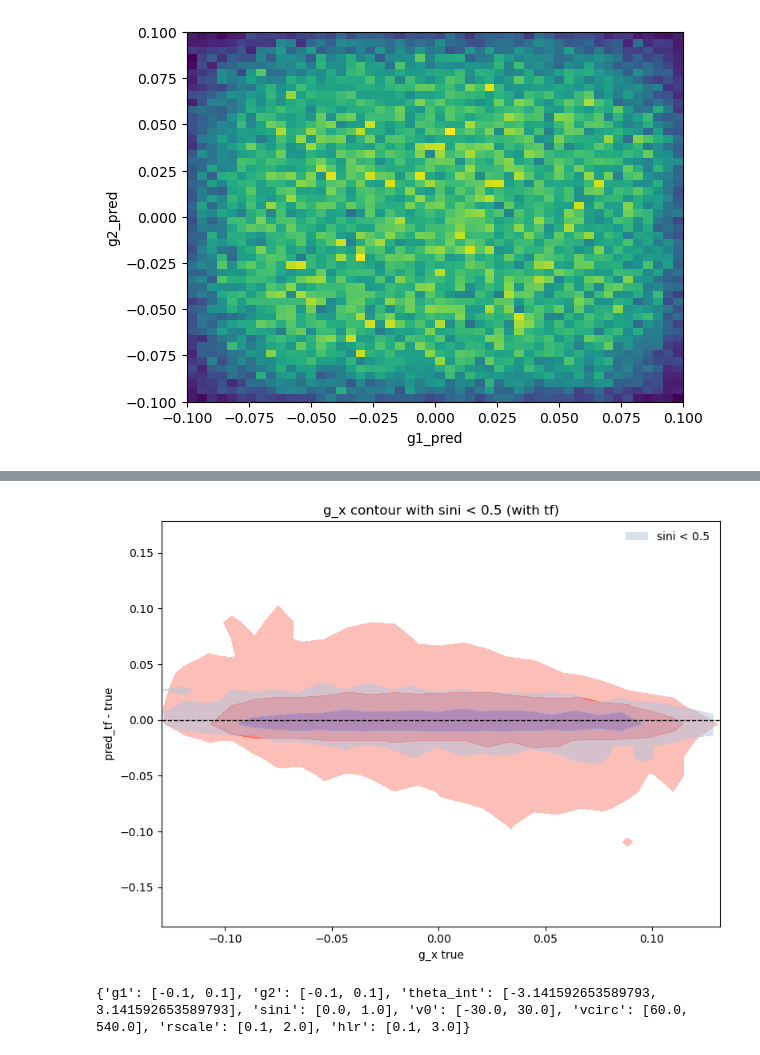
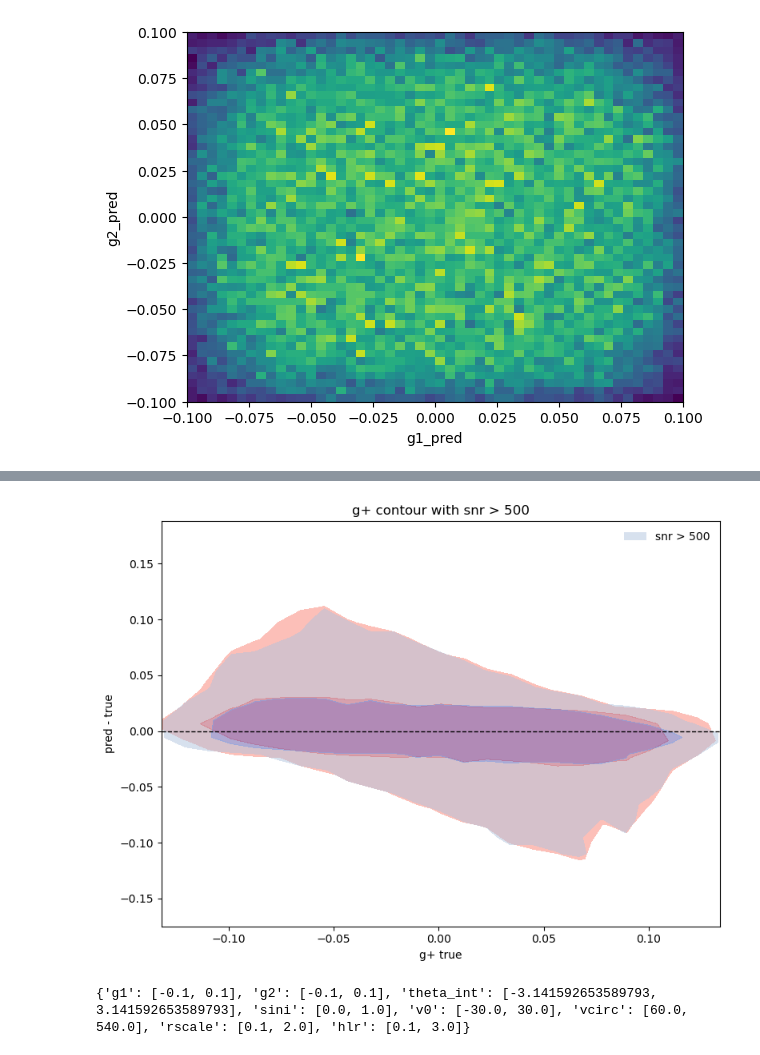
Before and after one commit to KinematicLensing/kl-nn, a Jupyter notebook: arch/diagnostics/sample_diagnostics.ipynb, the cells around one changed output, grey strips where cells are left out. Cells and saved outputs as stored; diff of their text form; code cells hidden in the pictures.

```diff
--- a/arch/diagnostics/sample_diagnostics.ipynb
+++ b/arch/diagnostics/sample_diagnostics.ipynb
@@ -31,7 +31,7 @@ cache_root = '/ocean/projects/phy250048p/shared/cache'
 fig_root = '/ocean/projects/phy250048p/shared/figures'
 sample_csv = '/ocean/projects/phy250048p/shared/samples/samples_valid_1m.csv'
 
-model_name = 'CNN-CNN-flow'
+model_name = 'ViT-CNN-flow'
 dataset_name = 'valid_1m'
 os.makedirs(join(fig_root, model_name), exist_ok=True)
 partitions = [f'part{i}of10' for i in range(10)]
@@ -300,15 +308,15 @@ plotter = ParameterContourPlotter(
 )
 # %%
 _, _, out_masked = plotter.plot(
-    param='gx',
-    mask_param='sini',
-    masking_value=0.5,
-    flip_mask=True,
-    use_tf=True,
+    param='g+',
+    mask_param='SNR',
+    masking_value=500,
+    flip_mask=False,
+    use_tf=False,
     nbins=25,
 )
 # %% [output]
-[figure, old version]
+[figure, new version]
 # %%
 print(config.par_ranges)
 # %% [output]
```
Also changed, not shown: parts of 19 cells of this notebook, 24 other files.
